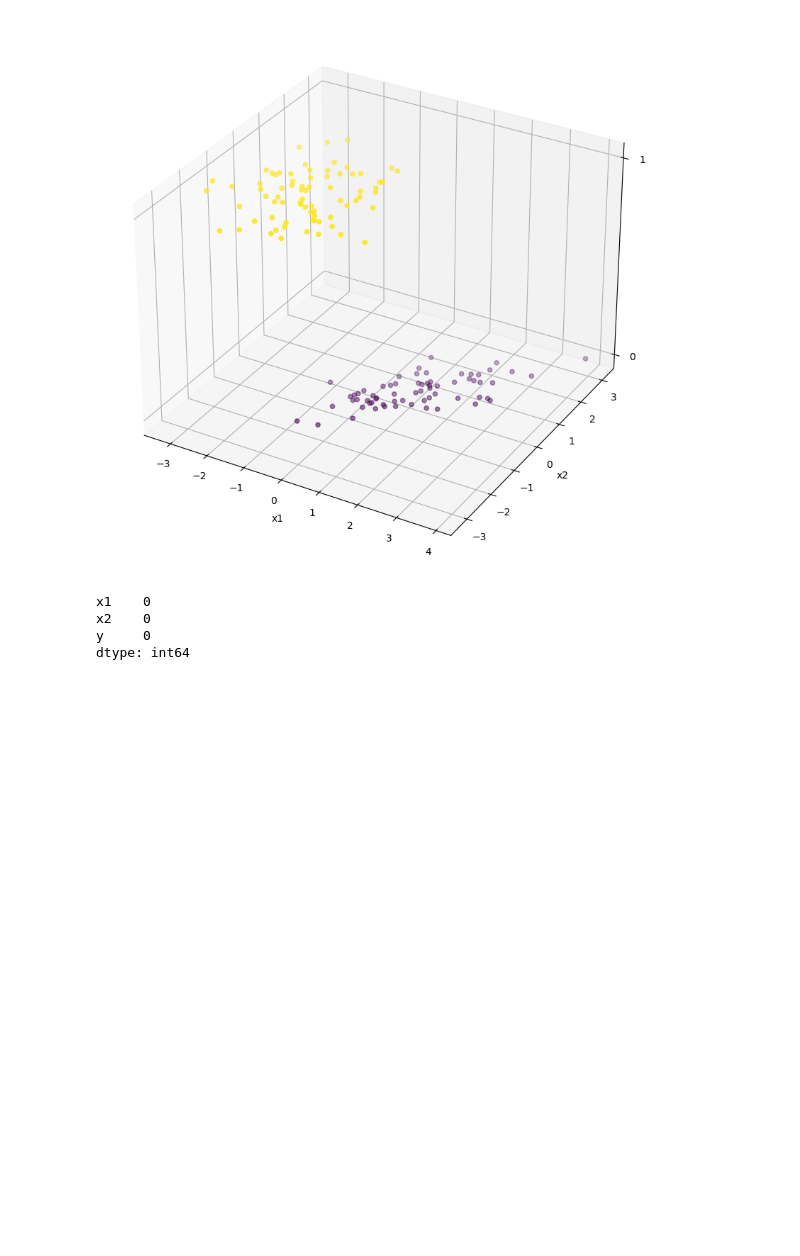
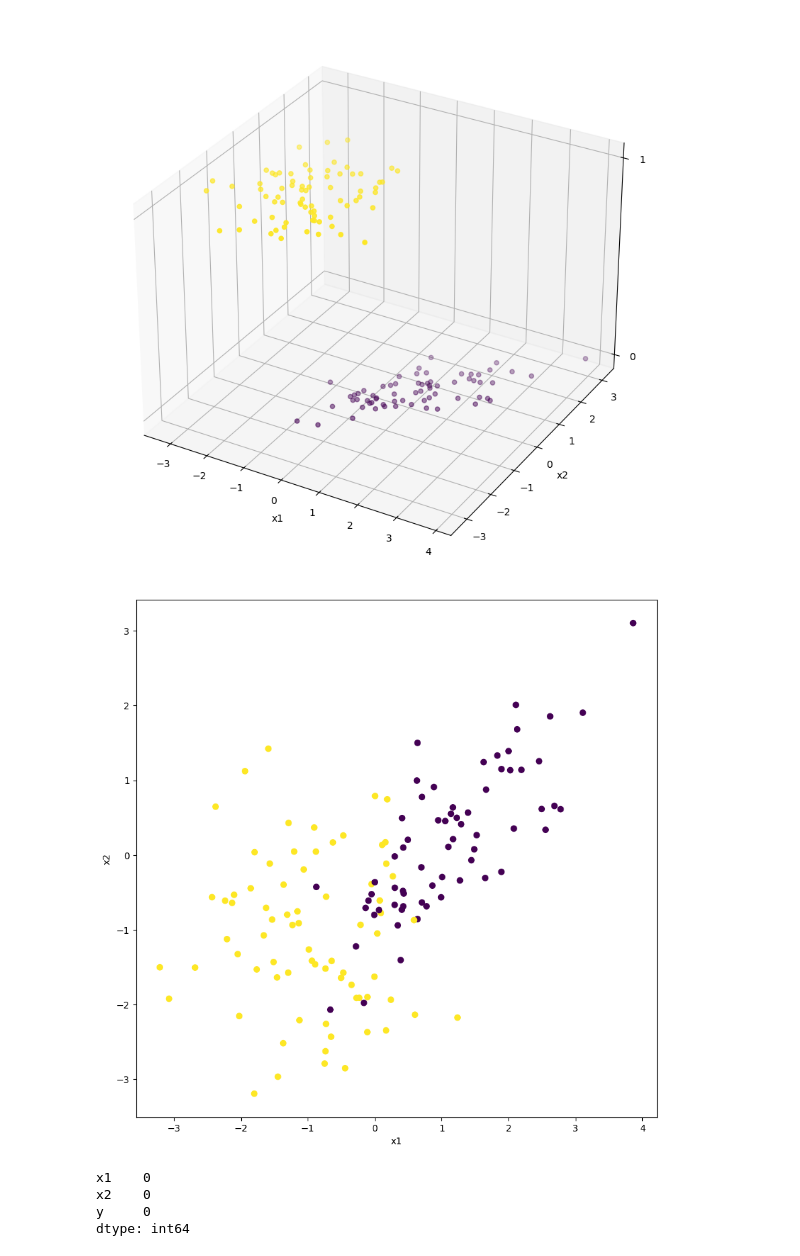
Before and after one commit to cake-dev/machine_learning_class, a Jupyter notebook: assignments/Assignment_3.ipynb, the cells around one changed output. Saved outputs shown, nothing was run; the diff lists cells and outputs as text; code cells hidden in the pictures; blank space fills up the shorter version.

```diff
--- a/assignments/Assignment_3.ipynb
+++ b/assignments/Assignment_3.ipynb
@@ -68,6 +68,16 @@ ax.set_zticks([0, 1])
 plt.show()
 # %% [output]
 [figure]
+# %%
+# graph the data in 2d colored by class (0 purple, 1 yellow)
+fig = plt.figure(figsize=(10, 10))
+ax = fig.add_subplot(111)
+ax.scatter(X_train['x1'], X_train['x2'], c=y_train, cmap='viridis')
+ax.set_xlabel('x1')
+ax.set_ylabel('x2')
+plt.show()
+# %% [output]
+[figure, added]
 # %%
 # b) assess data
 print(data.isna().sum()) # no missing values
```
Also changed, not shown: parts of 4 cells of this notebook.
